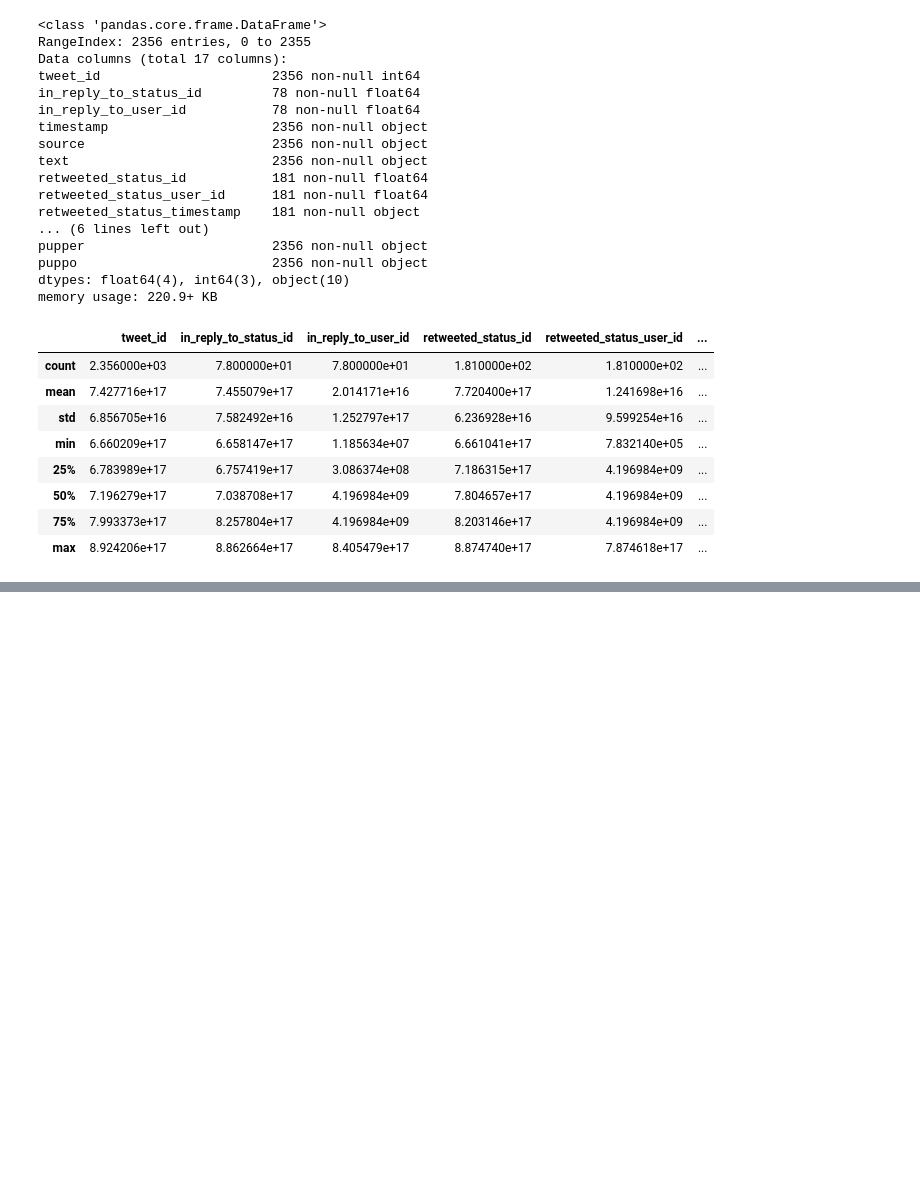
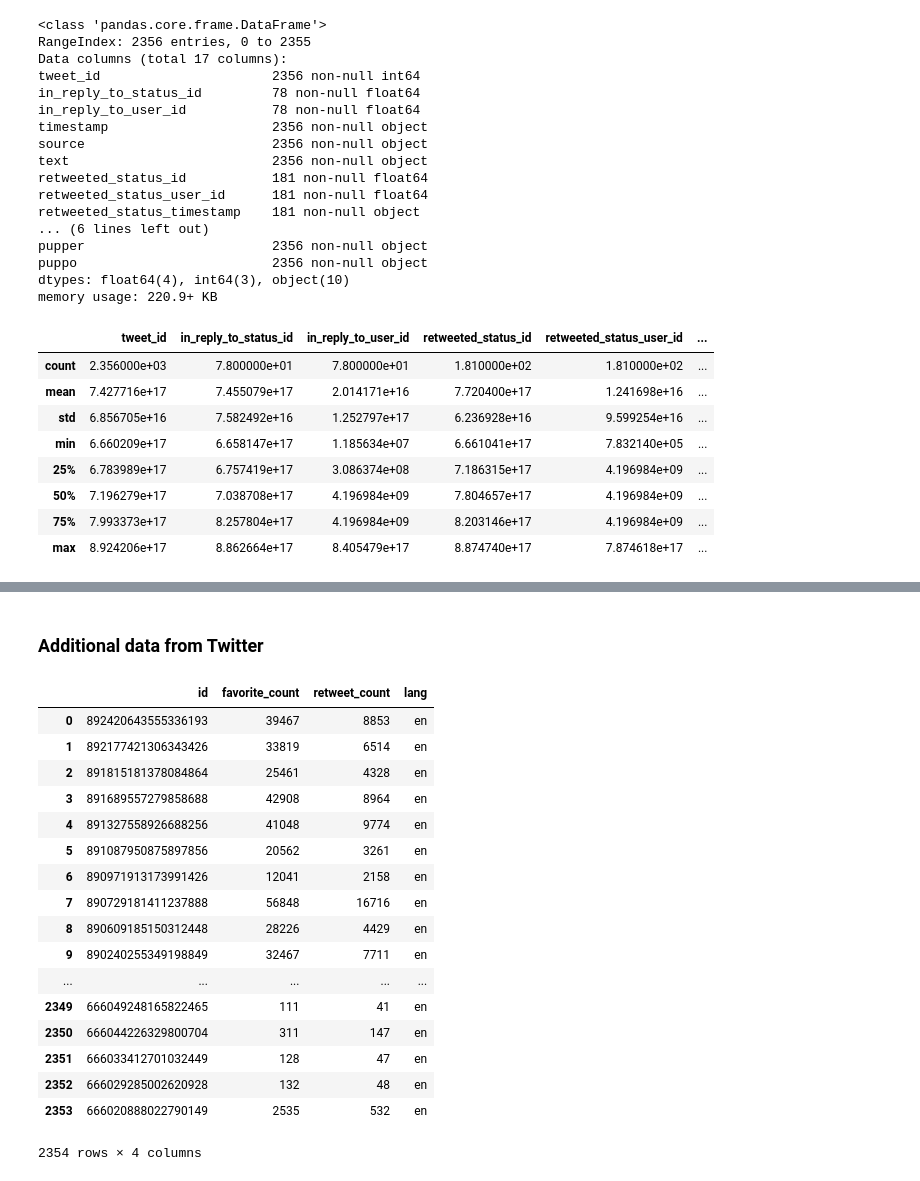
Before and after one commit to mayke-ilzu/data-analyst-nanodegree, a Jupyter notebook: projects/project-4-wrangling-and-analyze-data/notebooks/wrangle_act.ipynb, the cells around one changed output, grey strips where cells are left out. Saved outputs shown, nothing was run; the diff lists cells and outputs as text; code cells hidden in the pictures; blank space fills up the shorter version.

```diff
--- a/projects/project-4-wrangling-and-analyze-data/notebooks/wrangle_act.ipynb
+++ b/projects/project-4-wrangling-and-analyze-data/notebooks/wrangle_act.ipynb
@@ -402,0 +438,5 @@ df_twitter_enhanced.describe()
+# %%
+#Set option to suppress scientific notation
+pd.set_option('display.float_format', lambda x: '%.6f' % x)
+#Check describe
+df_twitter_img_pred.describe()
@@ -402,0 +535,24 @@ df_twitter_enhanced.describe()
+# %% [markdown]
+### Additional data from Twitter
+# %%
+#Visualize the data
+df_twitter_additional
+# %% [output]
+|  | id | favorite_count | retweet_count | lang |
+| 0 | 892420643555336193 | 39467 | 8853 | en |
+| 1 | 892177421306343426 | 33819 | 6514 | en |
+| 2 | 891815181378084864 | 25461 | 4328 | en |
+| 3 | 891689557279858688 | 42908 | 8964 | en |
+| 4 | 891327558926688256 | 41048 | 9774 | en |
+| 5 | 891087950875897856 | 20562 | 3261 | en |
+| 6 | 890971913173991426 | 12041 | 2158 | en |
+| 7 | 890729181411237888 | 56848 | 16716 | en |
+| 8 | 890609185150312448 | 28226 | 4429 | en |
+| 9 | 890240255349198849 | 32467 | 7711 | en |
+| ... | ... | ... | ... | ... |
+| 2349 | 666049248165822465 | 111 | 41 | en |
+| 2350 | 666044226329800704 | 311 | 147 | en |
+| 2351 | 666033412701032449 | 128 | 47 | en |
+| 2352 | 666029285002620928 | 132 | 48 | en |
+| 2353 | 666020888022790149 | 2535 | 532 | en |
+2354 rows × 4 columns
```
Also changed, not shown: parts of 14 cells of this notebook.
